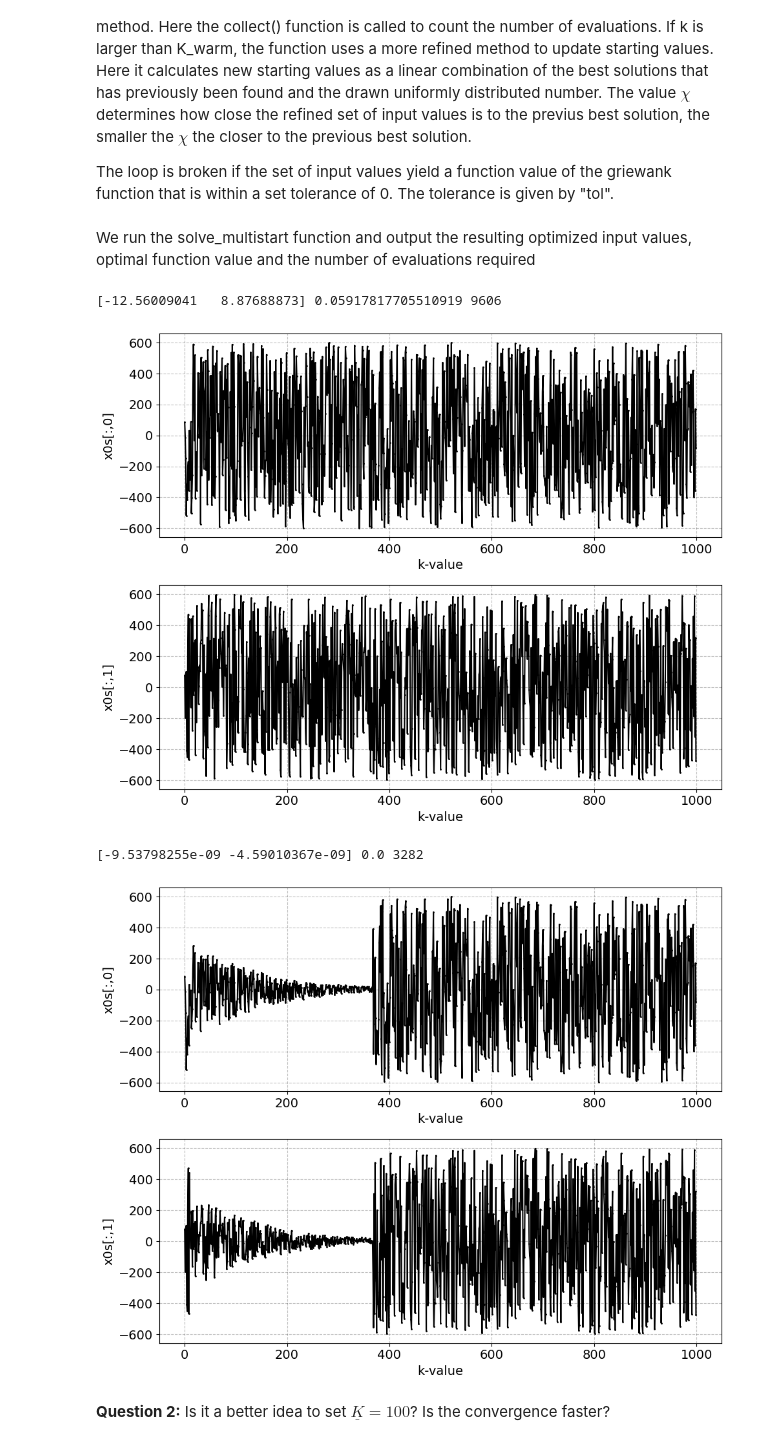
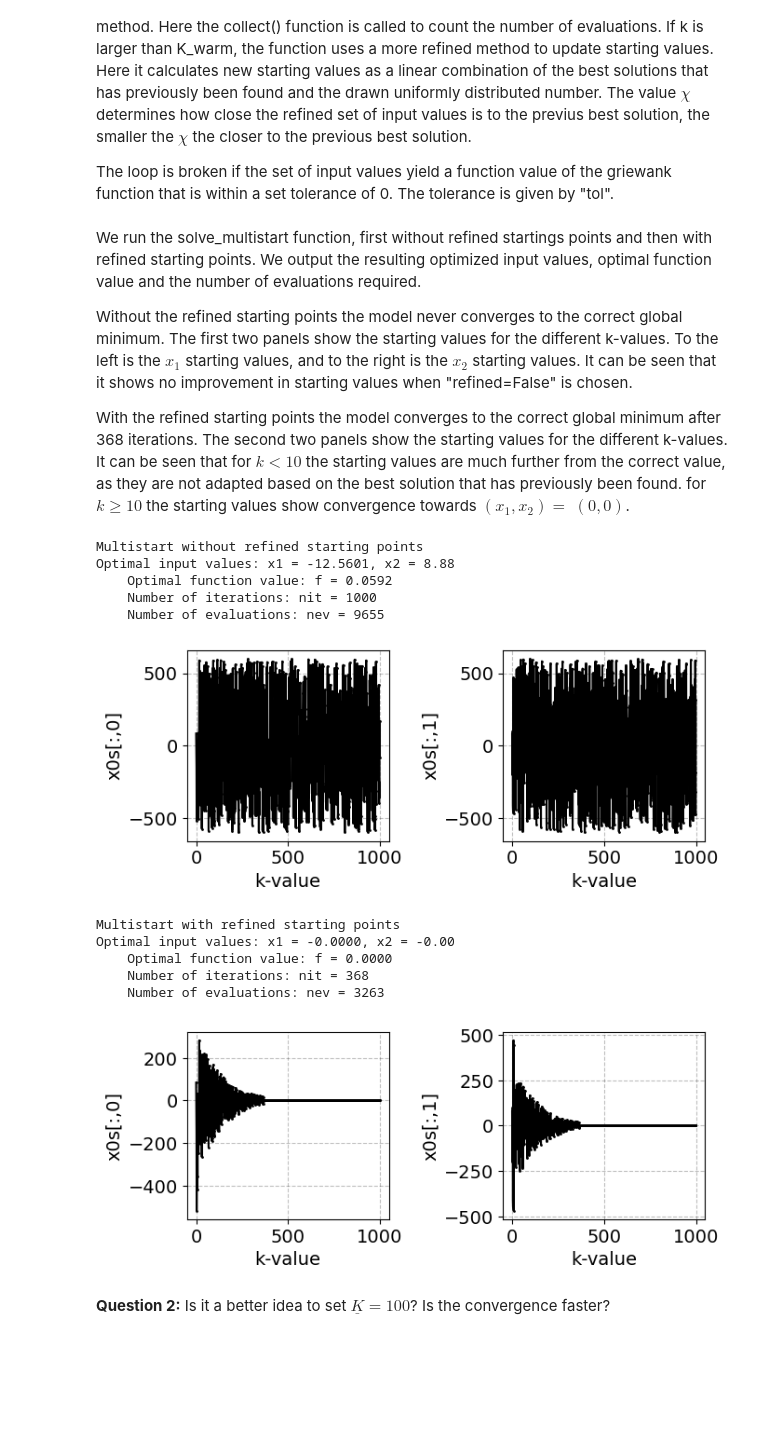
Before and after one commit to NumEconCopenhagen/projects-2023-magnus-kristian, a Jupyter notebook: examproject/Exam-2023-notebook.ipynb, the cells around one changed output. Cells and saved outputs as stored; diff of their text form; code cells hidden in the pictures; blank space fills up the shorter version.

```diff
--- a/examproject/Exam-2023-notebook.ipynb
+++ b/examproject/Exam-2023-notebook.ipynb
@@ -908,13 +930,13 @@ fig.colorbar(cs);
 # The functtion is used to collect information while the optimizer is run
 def collect(x):
     # globals used to keep track across iterations
-    global nit  # set nit = 0 before calling optimizer
+    global nev
     global x1s
     global x2s
     global fs
 
     # a. initialize list
-    if nit == 0:
+    if nev == 0:
         x1s = [x[0]]
         x2s = [x[1]]
         fs = [griewank(x)]
@@ -925,10 +947,11 @@ def collect(x):
     fs.append(griewank(x))
 
     # c. increment number of evaluations
-    nit += 1
+    nev += 1
 
+# The function is used to plot a contour plot
 def contour():
-    global nit
+    global nev
     global x1s
     global x2s
 
@@ -944,14 +967,14 @@ def contour():
 
     fig.tight_layout()
 
-
+# The function is used to plot the convergence of the optimizer, each point represents a new iteration
 def convergence(K,x0s):
-    global nit
+    global nev
     k_grid = np.arange(K)
     x0s = np.array(x0s)
 
     # Create the first subplot for x0s[:,0]
-    fig, ax = plt.subplots(nrows=2, ncols=1, figsize=(10, 8))
+    fig, ax = plt.subplots(nrows=1, ncols=2, figsize=(7, 3))
 
     # Plot x0s[:,0]
     ax[0].plot(k_grid, x0s[:, 0], '-o', ms=1, color='black')
@@ -977,15 +1000,19 @@ The loop is broken if the set of input values yield a function value of the grie
 # %%
 # We use multistart to draw random starting values
 def solve_multistart(K=1000, K_warm=10, tol=1e-8,lower_bound=-600, upper_bound=600,refined=True,print_contour=False,print_convergence=False):
+
+    # a. initialize
     np.random.seed(2000)
     x0s = np.empty((K, 2))
     xs = np.empty((K, 2))
+    nit = 0
 
     fopt = np.inf
     xopt = np.nan
 
     # b. loop over starting points
     for k in range(K):
+        nit += 1
         # Draw random starting point
         x0s[k, :] = np.random.uniform(lower_bound, upper_bound, 2)
         # Refine starting point if k >= K_warm and refined=True
@@ -1010,7 +1037,12 @@ def solve_multistart(K=1000, K_warm=10, tol=1e-8,lower_bound=-600, upper_bound=6
             break
 
     # f. prints optimal input values, optimal function value and number of iterations
-    print(xopt, fopt, nit)
+    print(f'''Optimal input values: x1 = {xopt[0]:.4f}, x2 = {xopt[1]:.2f}
+    Optimal function value: f = {fopt:.4f}
+    Number of iterations: nit = {nit}
+    Number of evaluations: nev = {nev}''')
+
+    result = (xopt,fopt,nit,nev)
 
     # g. plot
     if print_contour:
@@ -1019,18 +1051,32 @@ def solve_multistart(K=1000, K_warm=10, tol=1e-8,lower_bound=-600, upper_bound=6
         convergence(K,x0s=x0s)
     # h. return results in a tuple
     return result,x0s
-# %% [markdown]
-We run the solve_multistart function and output the resulting optimized input values, optimal function value and the number of evaluations required
+# %% [markdown]
+We run the solve_multistart function, first without refined startings points and then with refined starting points. We output the resulting optimized input values, optimal function value and the number of evaluations required.
+
+Without the refined starting points the model never converges to the correct global minimum. The first two panels show the starting values for the different k-values. To the left is the $x_1$ starting values, and to the right is the $x_2$ starting values. It can be seen that it shows no improvement in starting values when "refined=False" is chosen.
+
+With the refined starting points the model converges to the correct global minimum after 368 iterations. The second two panels show the starting values for the different k-values. It can be seen that for $k<10$ the starting values are much further from the correct value, as they are not adapted based on the best solution that has previously been found. for $k\geq10$ the starting values show convergence towards $(x_1,x_2)=$ $(0,0)$.
 # %%
-nit=0
+print('Multistart without refined starting points')
+nev=0
 res=solve_multistart(refined=False, print_convergence=True)
-nit=0
+print('Multistart with refined starting points')
+nev=0
 res=solve_multistart(refined=True, print_convergence=True)
 # %% [output]
-[-12.56009041   8.87688873] 0.05917817705510919 9606
+Multistart without refined starting points
+Optimal input values: x1 = -12.5601, x2 = 8.88
+    Optimal function value: f = 0.0592
+    Number of iterations: nit = 1000
+    Number of evaluations: nev = 9655
-[figure, old version]
+[figure, new version]
-[-9.53798255e-09 -4.59010367e-09] 0.0 3282
+Multistart with refined starting points
+Optimal input values: x1 = -0.0000, x2 = -0.00
+    Optimal function value: f = 0.0000
+    Number of iterations: nit = 368
+    Number of evaluations: nev = 3263
-[figure, old version]
+[figure, new version]
 # %% [markdown]
 **Question 2:** Is it a better idea to set $\underline{K} = 100$? Is the convergence faster?
 # %% [markdown]
```
Also changed, not shown: parts of 7 cells of this notebook.
